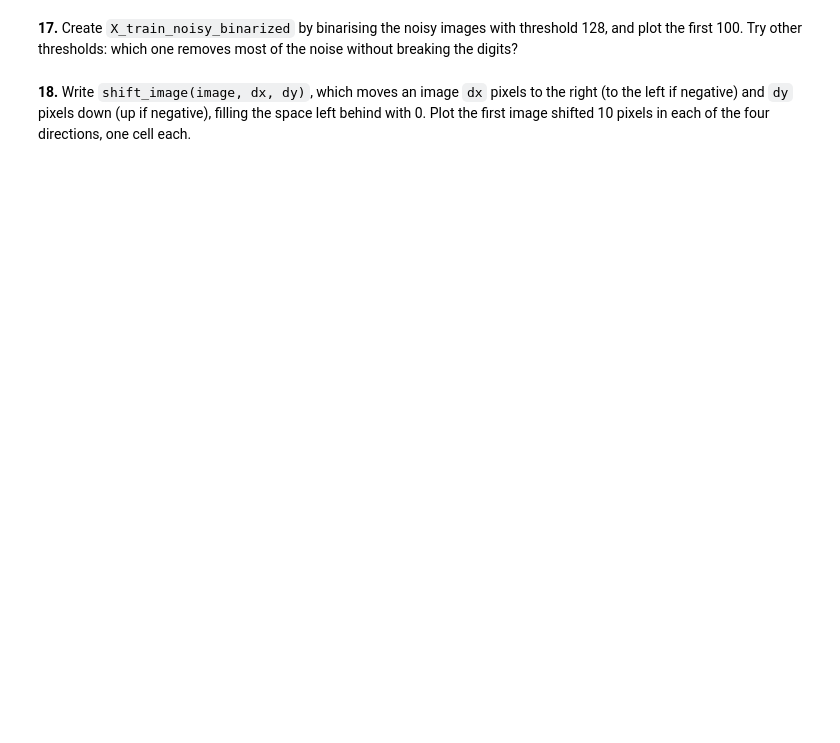
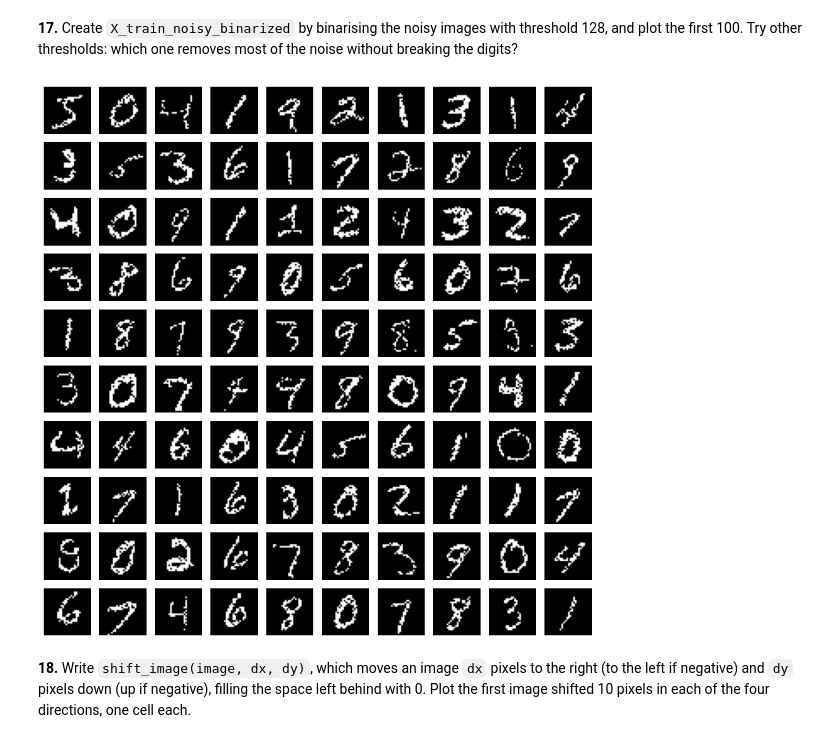
Before and after one commit to Simons23s/numpy-mnist, a Jupyter notebook: mnist_numpy.ipynb, the cells around one changed output. Cells and saved outputs as stored; diff of their text form; code cells hidden in the pictures; blank space fills up the shorter version.

```diff
--- a/mnist_numpy.ipynb
+++ b/mnist_numpy.ipynb
@@ -424,4 +463,46 @@ plt.show()
 # %% [markdown]
 **17.** Create `X_train_noisy_binarized` by binarising the noisy images with threshold 128, and plot the first 100. Try other thresholds: which one removes most of the noise without breaking the digits?
+# %%
+def binarize_image(image, threshold):
+    comparacion = image > threshold
+    imagen_binarizada = comparacion.astype(np.uint8)
+    return imagen_binarizada
+
+def add_gaussian_noise(images, std):
+    rng = np.random.default_rng(seed=0)
+
+    ruido = rng.normal(
+        loc=0,
+        scale=std,
+        size=images.shape
+    )
+
+    imagenes_con_ruido = images + ruido
+    imagenes_con_ruido = np.clip(imagenes_con_ruido, 0, 255).astype(np.uint8)
+    return imagenes_con_ruido
+
+X_train_noisy = add_gaussian_noise(X_train, 50)
+X_train_noisy_binarized = binarize_image(X_train_noisy, 128)
+
+# Al aumentar el umbral de binarización, se eliminan más píxeles de ruido.
+# Sin embargo, si el umbral es demasiado alto, como 200, también se pierden partes de los dígitos.
+# Eligiria el 160 porque ofrece un equilibrio entre reducir el ruido y conservar la forma de los números
+
+X_train_noisy_bin_160 = binarize_image(X_train_noisy, 160)
+X_train_noisy_bin_200 = binarize_image(X_train_noisy, 200)
+
+fig, axes = plt.subplots(10, 10, figsize=(10, 10))
+
+for fila in range(10):
+    for columna in range(10):
+        indice = fila * 10 + columna
+
+        axes[fila, columna].imshow(X_train_noisy_binarized[indice], cmap="gray")
+        axes[fila, columna].axis("off")
+
+plt.tight_layout()
+plt.show()
+# %% [output]
+[figure, added]
 # %% [markdown]
 **18.** Write `shift_image(image, dx, dy)`, which moves an image `dx` pixels to the right (to the left if negative) and `dy` pixels down (up if negative), filling the space left behind with 0. Plot the first image shifted 10 pixels in each of the four directions, one cell each.
```
Also changed, not shown: parts of 5 cells of this notebook.
